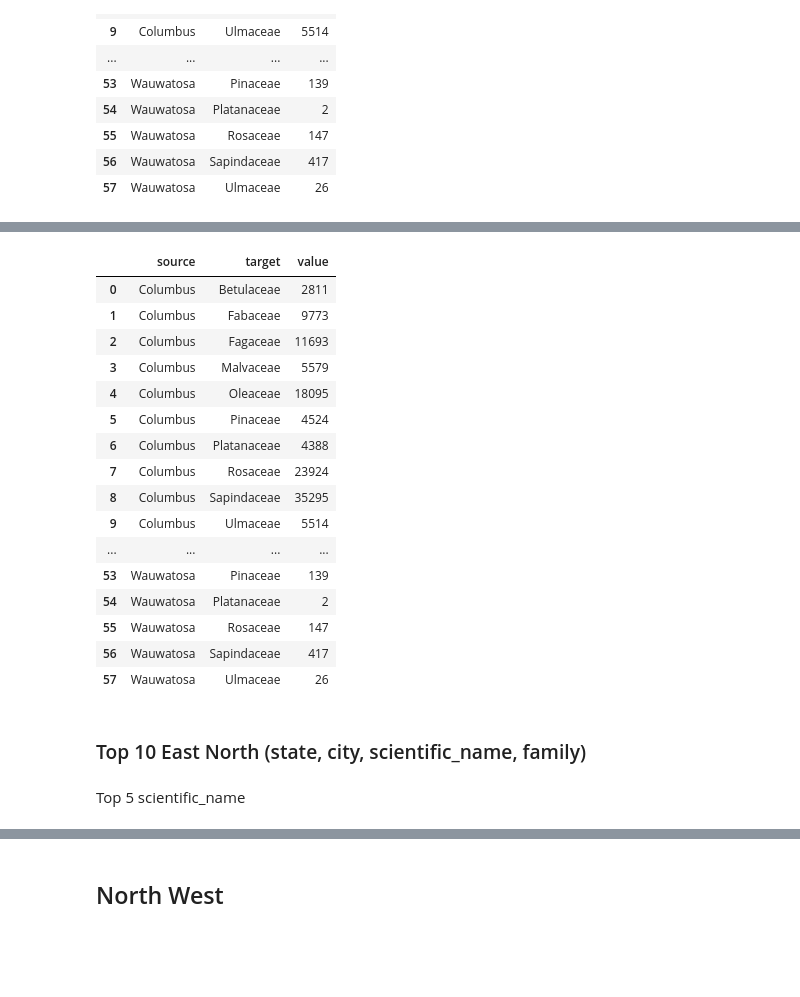
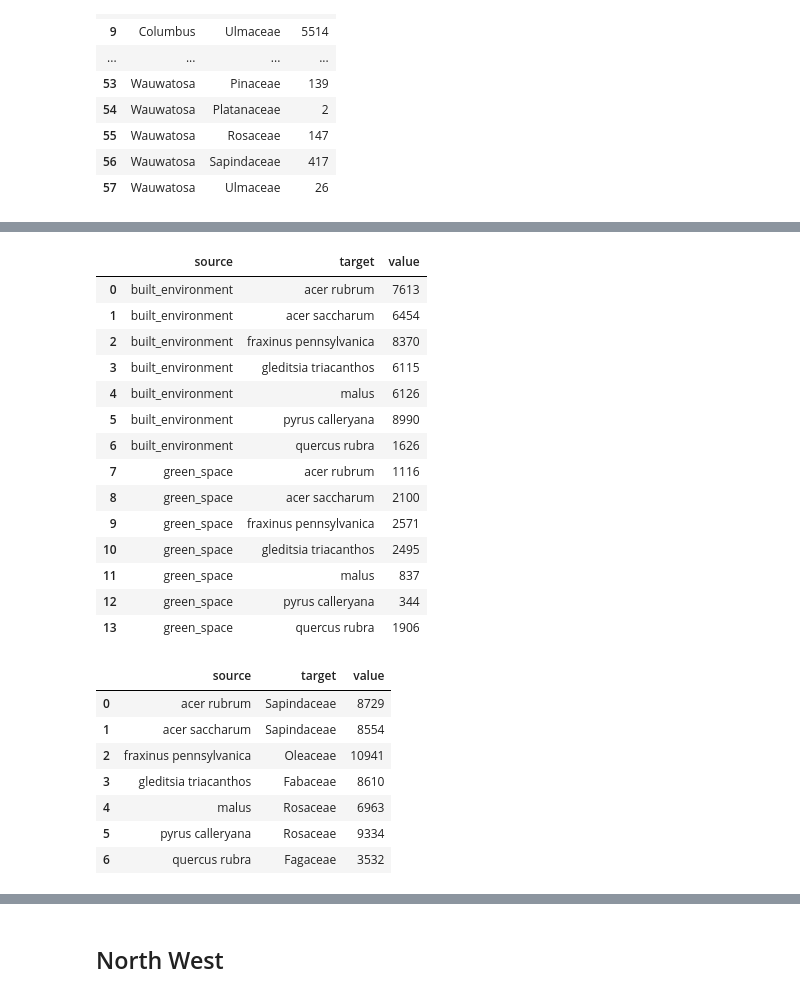
Before and after one commit to GiuliaBenvenuto/Data_Visualization, a Jupyter notebook: public/Assignment_2/Assignment2_5MTreeDataset.ipynb, the cells around one changed output, grey strips where cells are left out. Drawn from its saved outputs; the diff is of its cells as text; code cells hidden in the pictures; blank space fills up the shorter version.

```diff
--- a/public/Assignment_2/Assignment2_5MTreeDataset.ipynb
+++ b/public/Assignment_2/Assignment2_5MTreeDataset.ipynb
@@ -346,3 +470,0 @@ list_f=list(state_city_value2['location_type'])
-# %%
-Top10_Family_East_North = East_North.loc[East_North['location_type'].isin(list_f)]
-Top10_Family_East_North
@@ -368,3 +470,0 @@ list_f=list(state_city_value['family'])
-# %%
-Top10_Family_East_North = Top10_Family_East_North.loc[Top10_Family_East_North['family'].isin(list_f)]
-Top10_Family_East_North
@@ -385,4 +470,0 @@ Top10_Family_East_North
-# %%
-list_sc=list(East_North_list['city'])
-Top10_Family_East_North = Top10_Family_East_North.loc[Top10_Family_East_North['city'].isin(list_sc)]
-Top10_Family_East_North
@@ -428,23 +505,36 @@ city_family=Top10_Family_East_North[['city', 'family']]
+# %%
+location_type_scie_value=pd.DataFrame(location_type_scie.groupby(by=['location_type', 'scientific_name'])['scientific_name'].count().reset_index(name="value"))
+location_type_scie_value.rename(columns={'location_type': 'source', 'scientific_name': 'target'}, inplace=True)
+location_type_scie_value
+# %% [output]
+|  | source | target | value |
+| 0 | built_environment | acer rubrum | 7613 |
+| 1 | built_environment | acer saccharum | 6454 |
+| 2 | built_environment | fraxinus pennsylvanica | 8370 |
+| 3 | built_environment | gleditsia triacanthos | 6115 |
+| 4 | built_environment | malus | 6126 |
+| 5 | built_environment | pyrus calleryana | 8990 |
+| 6 | built_environment | quercus rubra | 1626 |
+| 7 | green_space | acer rubrum | 1116 |
+| 8 | green_space | acer saccharum | 2100 |
+| 9 | green_space | fraxinus pennsylvanica | 2571 |
+| 10 | green_space | gleditsia triacanthos | 2495 |
+| 11 | green_space | malus | 837 |
+| 12 | green_space | pyrus calleryana | 344 |
+| 13 | green_space | quercus rubra | 1906 |
+# %%
+scie_family=Top10_Family_East_North[['scientific_name', 'family']]
 # %%
-city_family_value=pd.DataFrame(city_family.groupby(by=['city', 'family'])['family'].count().reset_index(name="value"))
-city_family_value.rename(columns={'city': 'source', 'family': 'target'}, inplace=True)
-city_family_value
+scie_family_value=pd.DataFrame(scie_family.groupby(by=['scientific_name', 'family'])['family'].count().reset_index(name="value"))
+scie_family_value.rename(columns={'scientific_name': 'source', 'family': 'target'}, inplace=True)
+scie_family_value
 # %% [output]
 |  | source | target | value |
-| 0 | Columbus | Betulaceae | 2811 |
-| 1 | Columbus | Fabaceae | 9773 |
-| 2 | Columbus | Fagaceae | 11693 |
-| 3 | Columbus | Malvaceae | 5579 |
-| 4 | Columbus | Oleaceae | 18095 |
-| 5 | Columbus | Pinaceae | 4524 |
-| 6 | Columbus | Platanaceae | 4388 |
-| 7 | Columbus | Rosaceae | 23924 |
-| 8 | Columbus | Sapindaceae | 35295 |
-| 9 | Columbus | Ulmaceae | 5514 |
-| ... | ... | ... | ... |
-| 53 | Wauwatosa | Pinaceae | 139 |
-| 54 | Wauwatosa | Platanaceae | 2 |
-| 55 | Wauwatosa | Rosaceae | 147 |
-| 56 | Wauwatosa | Sapindaceae | 417 |
-| 57 | Wauwatosa | Ulmaceae | 26 |
+| 0 | acer rubrum | Sapindaceae | 8729 |
+| 1 | acer saccharum | Sapindaceae | 8554 |
+| 2 | fraxinus pennsylvanica | Oleaceae | 10941 |
+| 3 | gleditsia triacanthos | Fabaceae | 8610 |
+| 4 | malus | Rosaceae | 6963 |
+| 5 | pyrus calleryana | Rosaceae | 9334 |
+| 6 | quercus rubra | Fagaceae | 3532 |
 # %%
@@ -453,4 +544,0 @@ Top10_EN_st_ct_fm.to_csv("Top10_North_East_2.csv", index=False)
-# %% [markdown]
-### Top 10 East North (state, city, scientific_name, family)
-# %% [markdown]
-Top 5 scientific_name
```
Also changed, not shown: parts of 135 cells of this notebook.
